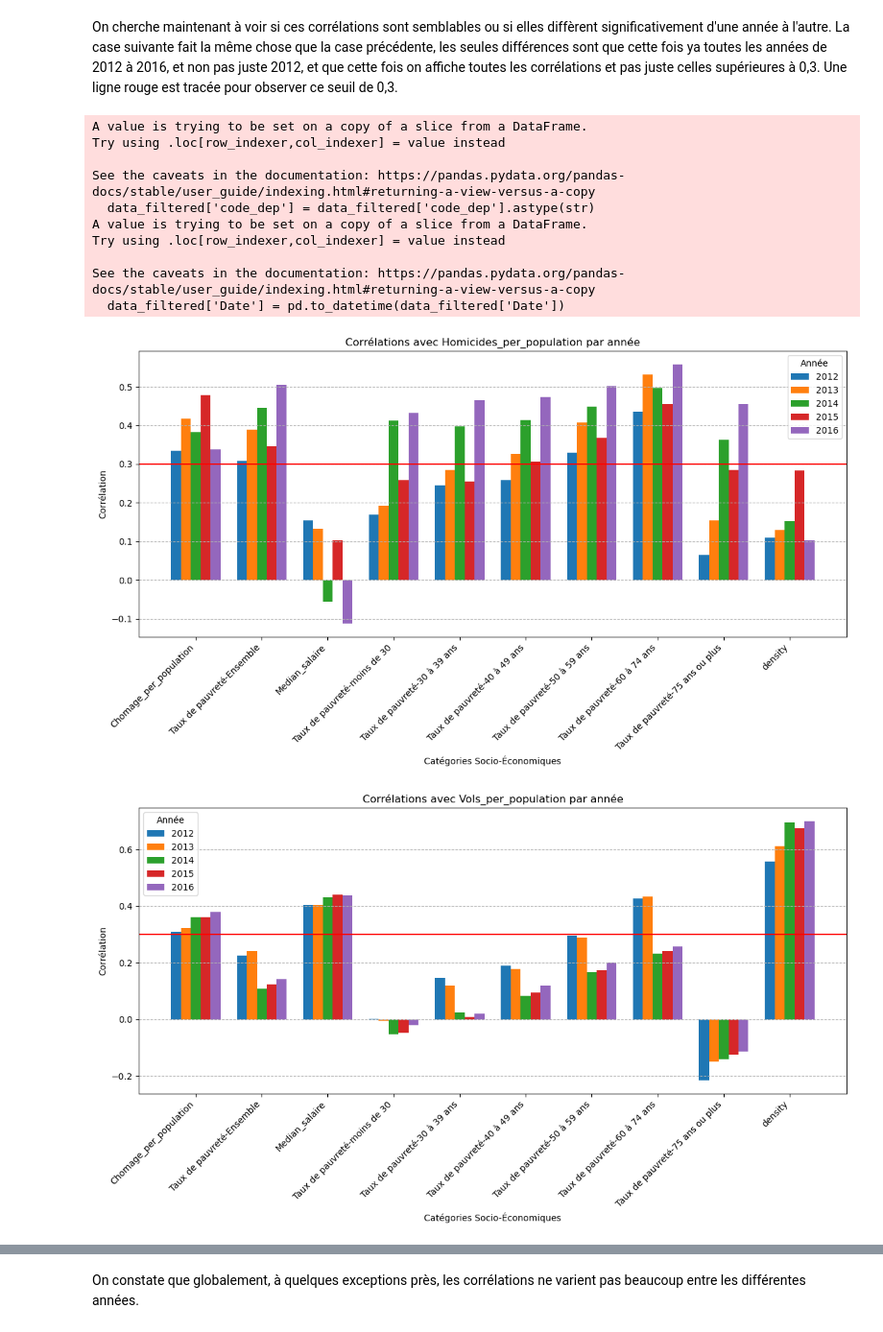
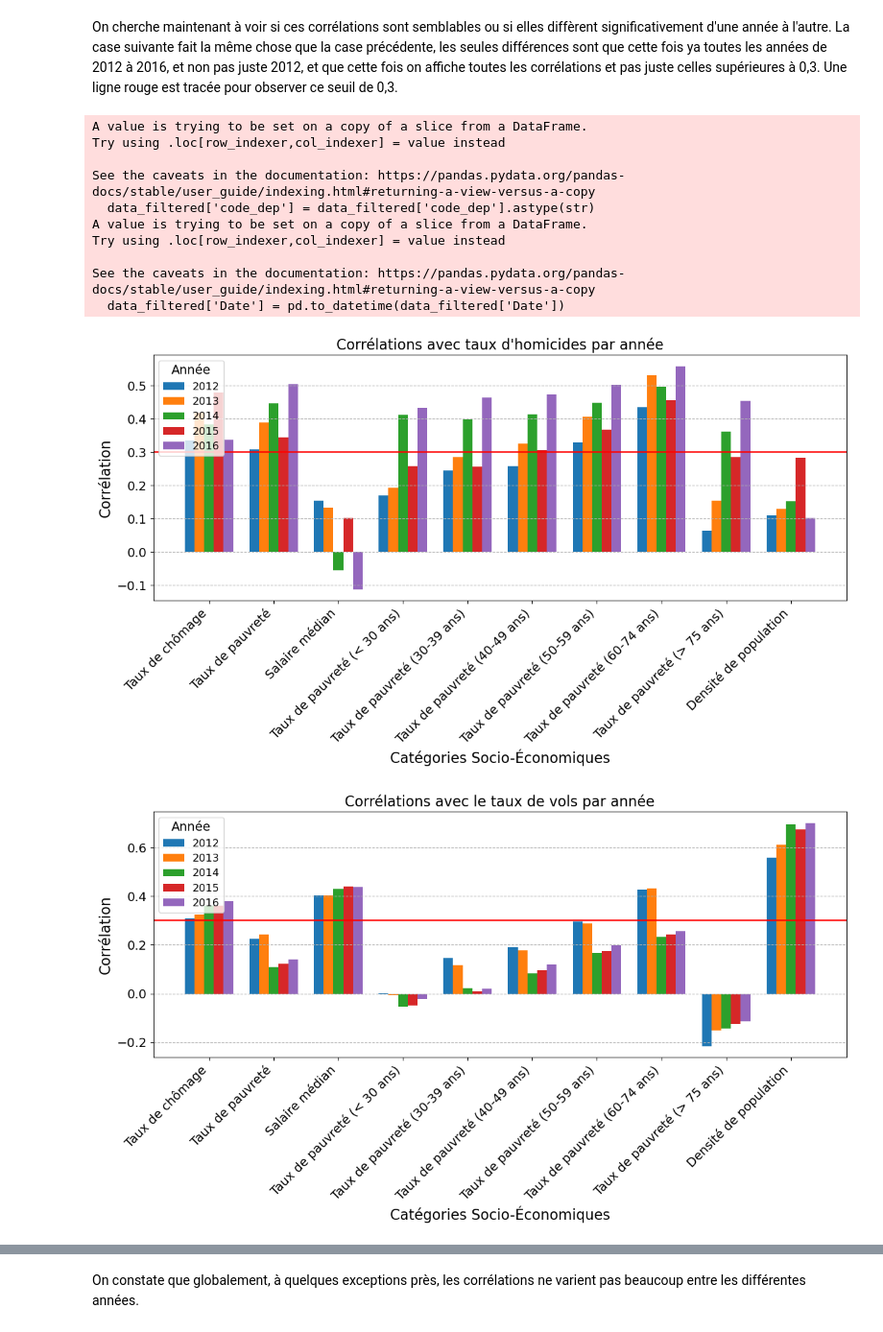
Before and after one commit to HindFaris/urban_security, a Jupyter notebook: Analyse_2012_2016.ipynb, the cells around one changed output, grey strips where cells are left out. Shown at 96% size. Cells and saved outputs as stored; diff of their text form; code cells hidden in the pictures.

```diff
--- a/Analyse_2012_2016.ipynb
+++ b/Analyse_2012_2016.ipynb
@@ -278,39 +278,65 @@ for cat_infra in categories_infractions:
             df = data_year[['Date', 'code_dep', categorie, cat_infra]].copy()
             df = df.groupby('code_dep').mean().reset_index()
             df.drop('Date', axis=1, inplace=True)
 
             correlation = df[categorie].corr(df[cat_infra])
             #if correlation >= 0.3:
             correlations.append(correlation)
             #else:
                 #correlations.append(np.nan)  # Utiliser NaN pour les corrélations < 0.3
 
         # Créer un masque pour filtrer les NaN et éviter de tracer ces barres
         mask = ~np.isnan(correlations)
         positions = bars_positions[mask] + year_offset
         plt.bar(positions, np.array(correlations)[mask], width=bar_width, label=f"{year}")
 
-    plt.xticks(bars_positions, categories_socio_ecos, rotation=45, ha='right')
-    plt.ylabel('Corrélation')
-    plt.xlabel('Catégories Socio-Économiques')
-    plt.title(f'Corrélations avec {cat_infra} par année')
-    plt.legend(title="Année")
+
+        # Dictionnaire de correspondance entre noms originaux et étiquettes d'affichage
+    labels_map = {
+        'Chomage_per_population': 'Taux de chômage',
+        'Taux de pauvreté-Ensemble': 'Taux de pauvreté',
+        'Median_salaire': 'Salaire médian',
+        'Taux de pauvreté-moins de 30': 'Taux de pauvreté (< 30 ans)',
+        'Taux de pauvreté-30 à 39 ans': 'Taux de pauvreté (30-39 ans)',
+        'Taux de pauvreté-40 à 49 ans': 'Taux de pauvreté (40-49 ans)',
+        'Taux de pauvreté-50 à 59 ans': 'Taux de pauvreté (50-59 ans)',
+        'Taux de pauvreté-60 à 74 ans': 'Taux de pauvreté (60-74 ans)',
+        'Taux de pauvreté-75 ans ou plus': 'Taux de pauvreté (> 75 ans)',
+        'density': 'Densité de population'
+    }
+    infractions_labels_map = {
+    'Homicides_per_population': "taux d'homicides",
+    'Vols_per_population': 'le taux de vols',
+    'Cambriolages à domicile ou violaiton de domicile_per_population': 'taux de cambriolages',
+    'Crimes ou délits sexuelles_per_population': 'taux de crimes sexuels',
+    'Infractions liées aux stupéfiants_per_population': 'taux de délits liés aux stupéfiants',
+    'Dégradations ou destructions de biens volontaires_per_population': 'taux de dégradations',
+    'Violences_per_population': 'Violences',
+    'Falsifications et contrefaçons_per_population': 'taux de falsifications',
+    'Délits Économiques et Financiers_per_population': 'taux de délits financiers',
+    "Irégularités de Main-d'oeuvre_per_population": "taux d'irégularités de main-d’œuvre"
+    }
+
+    plt.xticks(bars_positions, [labels_map[cat] for cat in categories_socio_ecos], rotation=45, ha='right', fontsize=14)  # Taille des étiquettes des axes x
+    plt.yticks(fontsize=14)  # Taille des étiquettes des axes y
+    plt.ylabel('Corrélation', fontsize=16)  # Taille de l'étiquette de l'axe y
+    plt.xlabel('Catégories Socio-Économiques', fontsize=16)  # Taille de l'étiquette de l'axe x
+    plt.title(f'Corrélations avec {infractions_labels_map[cat_infra]} par année', fontsize=16)  # Taille du titre
+    plt.legend(title="Année", fontsize=12, title_fontsize=14, loc='upper left')  # Taille de la légende et du titre de la légende
     plt.grid(axis='y', linestyle='--')
-    # Ajout d'une ligne rouge horizontale à 0,3 en ordonnée
     plt.axhline(y=0.3, color='r', linestyle='-')
-
     plt.tight_layout()
     plt.show()
 # %% [output]
 A value is trying to be set on a copy of a slice from a DataFrame.
 Try using .loc[row_indexer,col_indexer] = value instead
 
 See the caveats in the documentation: https://pandas.pydata.org/pandas-docs/stable/user_guide/indexing.html#returning-a-view-versus-a-copy
   data_filtered['code_dep'] = data_filtered['code_dep'].astype(str)
 A value is trying to be set on a copy of a slice from a DataFrame.
 Try using .loc[row_indexer,col_indexer] = value instead
 
 See the caveats in the documentation: https://pandas.pydata.org/pandas-docs/stable/user_guide/indexing.html#returning-a-view-versus-a-copy
   data_filtered['Date'] = pd.to_datetime(data_filtered['Date'])
-[figure, old version]
+[figure, new version]
-[figure, old version]
+[figure, new version]
```
Also changed, not shown: parts of 1 cell of this notebook.
